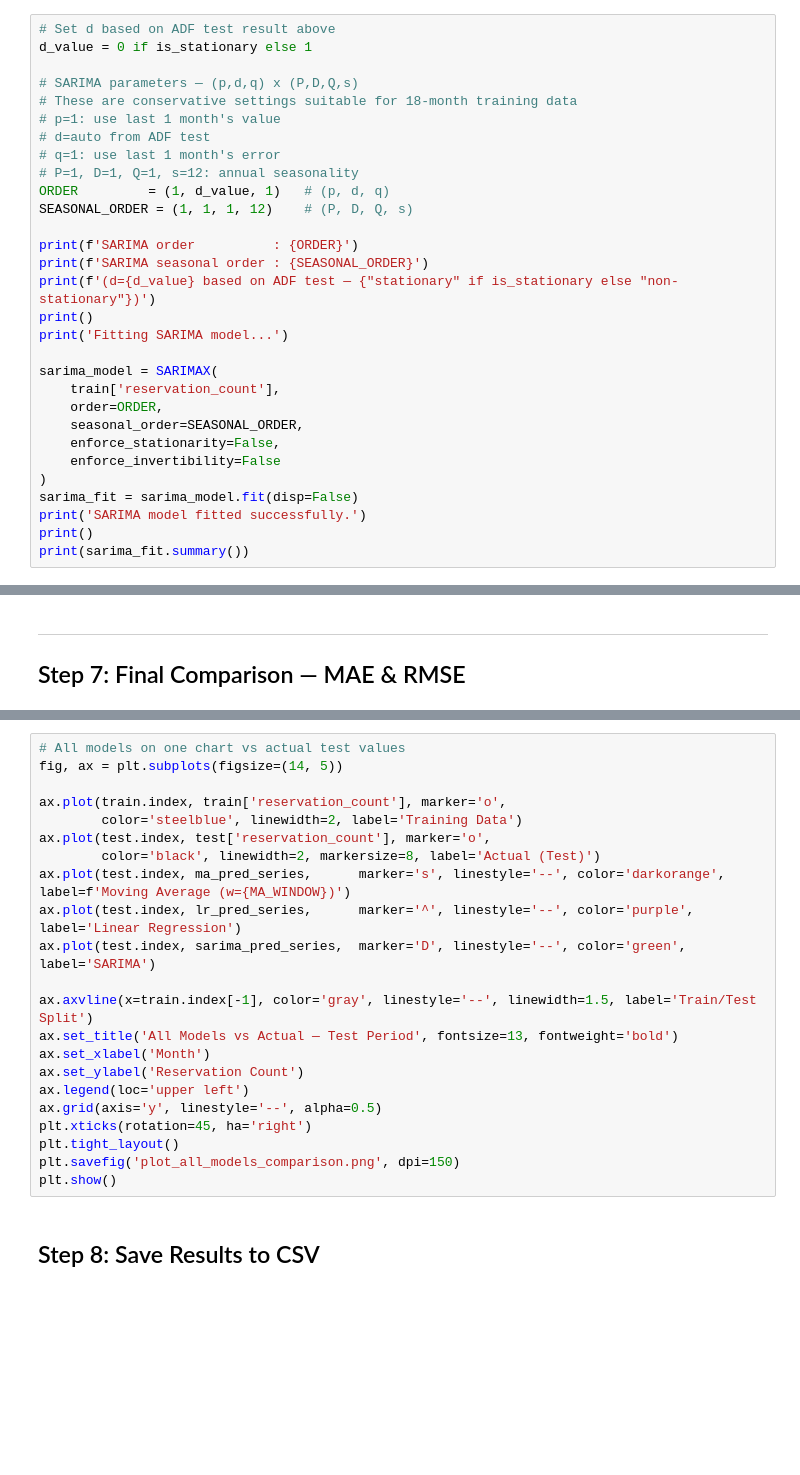
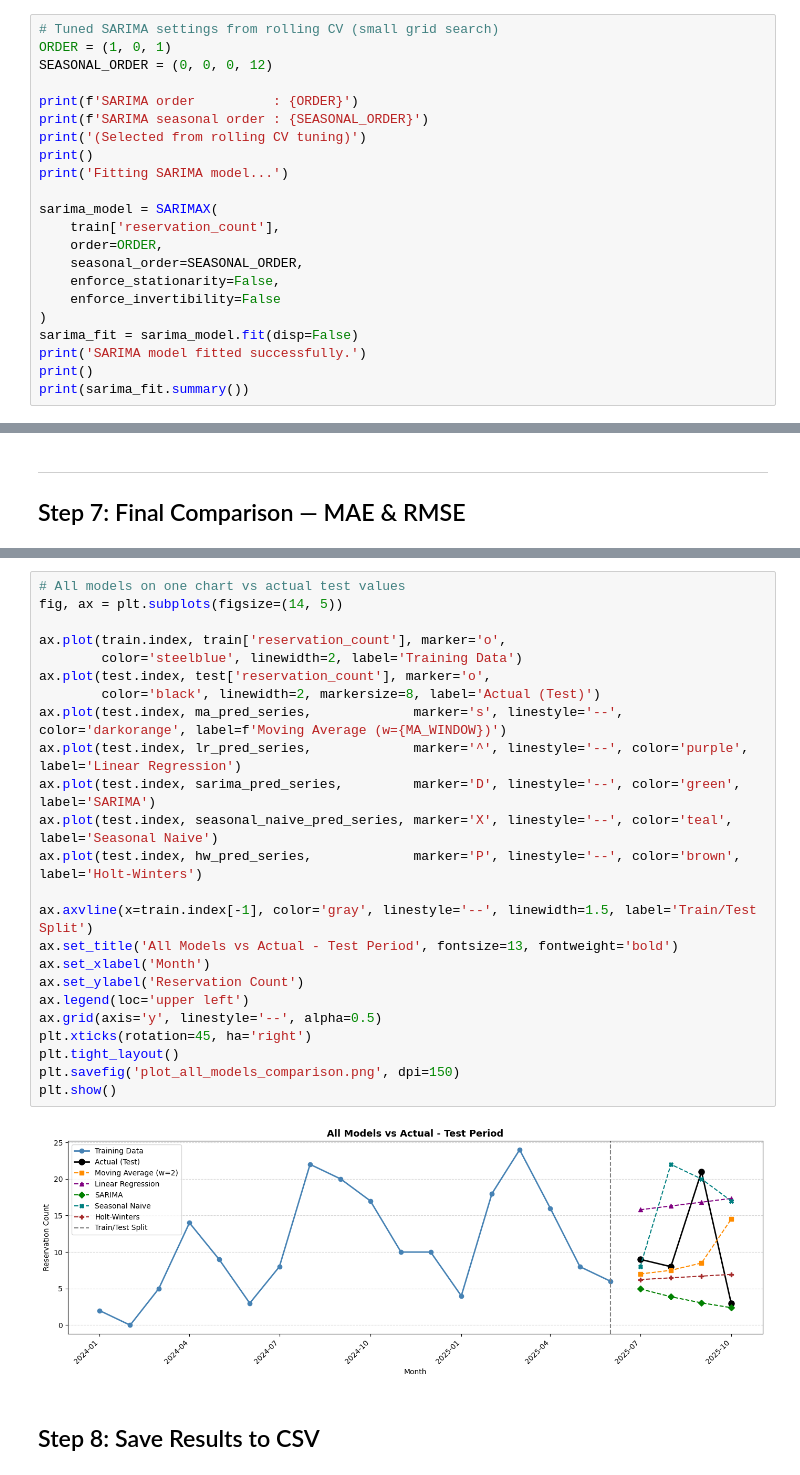
Before and after one commit to KelvinAdamAninang/Thesis-Reservation, a Jupyter notebook: python-scheduler-api/data_mining/emc_forecasting_models.ipynb, the cells around one changed output, grey strips where cells are left out. Drawn from its saved outputs; the diff is of its cells as text; blank space fills up the shorter version.

```diff
--- a/python-scheduler-api/data_mining/emc_forecasting_models.ipynb
+++ b/python-scheduler-api/data_mining/emc_forecasting_models.ipynb
@@ -284,21 +356,13 @@ plt.show()
 
 **Note:** d=1 is used if data was non-stationary in the ADF test above. Otherwise d=0.
 # %%
-# Set d based on ADF test result above
-d_value = 0 if is_stationary else 1
-
-# SARIMA parameters — (p,d,q) x (P,D,Q,s)
-# These are conservative settings suitable for 18-month training data
-# p=1: use last 1 month's value
-# d=auto from ADF test
-# q=1: use last 1 month's error
-# P=1, D=1, Q=1, s=12: annual seasonality
-ORDER         = (1, d_value, 1)   # (p, d, q)
-SEASONAL_ORDER = (1, 1, 1, 12)    # (P, D, Q, s)
+# Tuned SARIMA settings from rolling CV (small grid search)
+ORDER = (1, 0, 1)
+SEASONAL_ORDER = (0, 0, 0, 12)
 
 print(f'SARIMA order          : {ORDER}')
 print(f'SARIMA seasonal order : {SEASONAL_ORDER}')
-print(f'(d={d_value} based on ADF test — {"stationary" if is_stationary else "non-stationary"})')
+print('(Selected from rolling CV tuning)')
 print()
 print('Fitting SARIMA model...')
 
@@ -403,25 +902,29 @@ plt.show()
 # %%
 # All models on one chart vs actual test values
 fig, ax = plt.subplots(figsize=(14, 5))
 
 ax.plot(train.index, train['reservation_count'], marker='o',
         color='steelblue', linewidth=2, label='Training Data')
 ax.plot(test.index, test['reservation_count'], marker='o',
         color='black', linewidth=2, markersize=8, label='Actual (Test)')
-ax.plot(test.index, ma_pred_series,      marker='s', linestyle='--', color='darkorange', label=f'Moving Average (w={MA_WINDOW})')
-ax.plot(test.index, lr_pred_series,      marker='^', linestyle='--', color='purple',     label='Linear Regression')
-ax.plot(test.index, sarima_pred_series,  marker='D', linestyle='--', color='green',      label='SARIMA')
+ax.plot(test.index, ma_pred_series,             marker='s', linestyle='--', color='darkorange', label=f'Moving Average (w={MA_WINDOW})')
+ax.plot(test.index, lr_pred_series,             marker='^', linestyle='--', color='purple',     label='Linear Regression')
+ax.plot(test.index, sarima_pred_series,         marker='D', linestyle='--', color='green',      label='SARIMA')
+ax.plot(test.index, seasonal_naive_pred_series, marker='X', linestyle='--', color='teal',       label='Seasonal Naive')
+ax.plot(test.index, hw_pred_series,             marker='P', linestyle='--', color='brown',      label='Holt-Winters')
 
 ax.axvline(x=train.index[-1], color='gray', linestyle='--', linewidth=1.5, label='Train/Test Split')
-ax.set_title('All Models vs Actual — Test Period', fontsize=13, fontweight='bold')
+ax.set_title('All Models vs Actual - Test Period', fontsize=13, fontweight='bold')
 ax.set_xlabel('Month')
 ax.set_ylabel('Reservation Count')
 ax.legend(loc='upper left')
 ax.grid(axis='y', linestyle='--', alpha=0.5)
 plt.xticks(rotation=45, ha='right')
 plt.tight_layout()
 plt.savefig('plot_all_models_comparison.png', dpi=150)
 plt.show()
+# %% [output]
+[figure, added]
 # %% [markdown]
 ## Step 8: Save Results to CSV
 # %%
```
Also changed, not shown: parts of 25 cells of this notebook.
